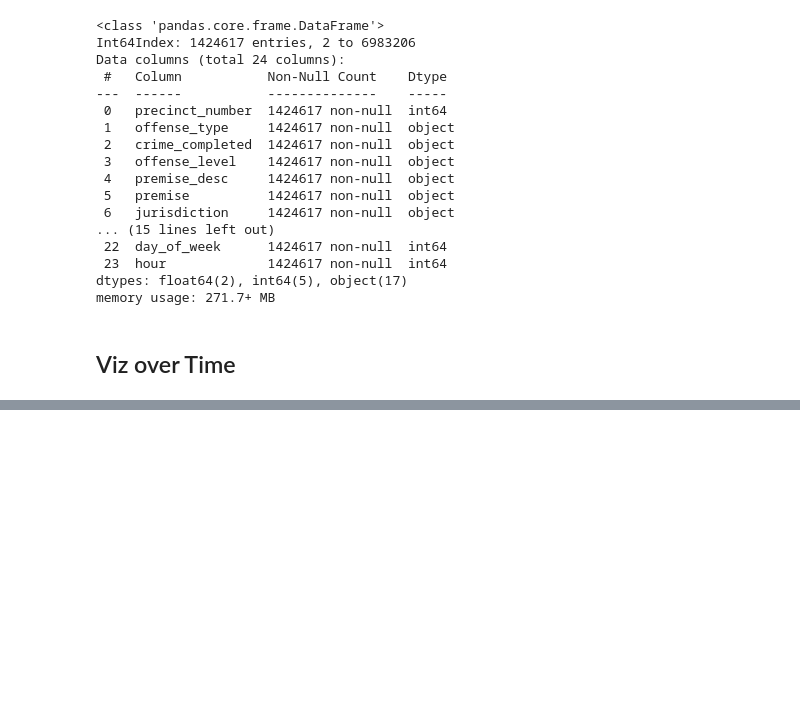
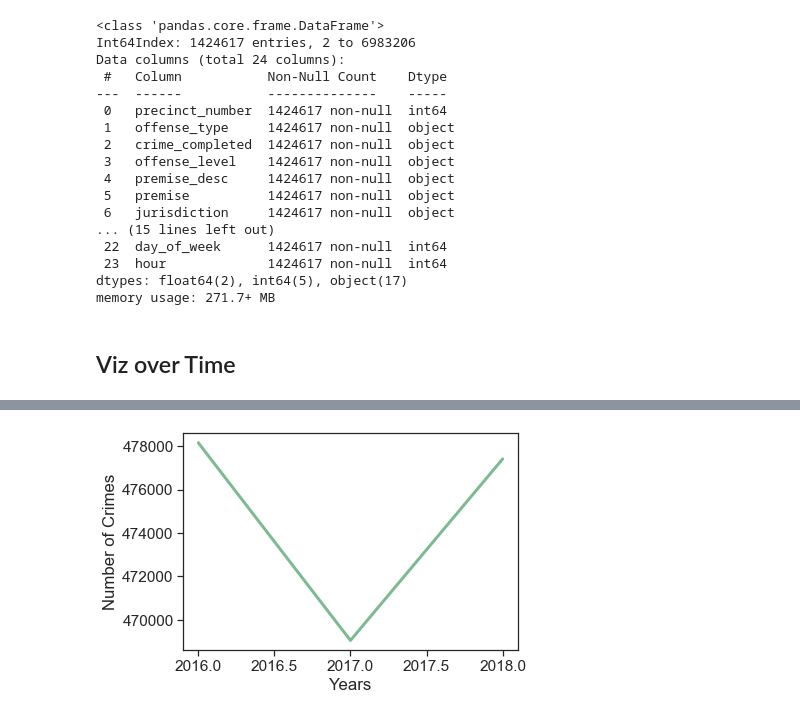
Before and after one commit to candiesforlife/minority_report, a Jupyter notebook: notebooks/Alice_Data_Viz.ipynb, the cells around one changed output, grey strips where cells are left out. Cells and saved outputs as stored; diff of their text form; code cells hidden in the pictures; blank space fills up the shorter version.

```diff
--- a/notebooks/Alice_Data_Viz.ipynb
+++ b/notebooks/Alice_Data_Viz.ipynb
@@ -88 +86,15 @@ plt.title('Number of Crimes per DOW in NY');
+# %%
+# Group by Year
+
+year_df = df.groupby(['year'], as_index = False).count()
+yearly = year_df[['year', 'crime_completed']].rename(columns = {'crime_completed': 'number_of_crimes'})
+# %%
+# Line graph to represent overall drop in crime over the years
+
+sns.set(style = 'ticks', palette = 'crest', font_scale = 1.4, rc = {'lines.linewidth': 3})
+
+sns.lineplot(data = yearly, x = 'year', y = yearly['number_of_crimes'])\
+                                .set(xlabel = 'Years', ylabel = 'Number of Crimes');
+# %% [output]
+[figure, added]
 # %%
```
Also changed, not shown: parts of 13 cells of this notebook.
